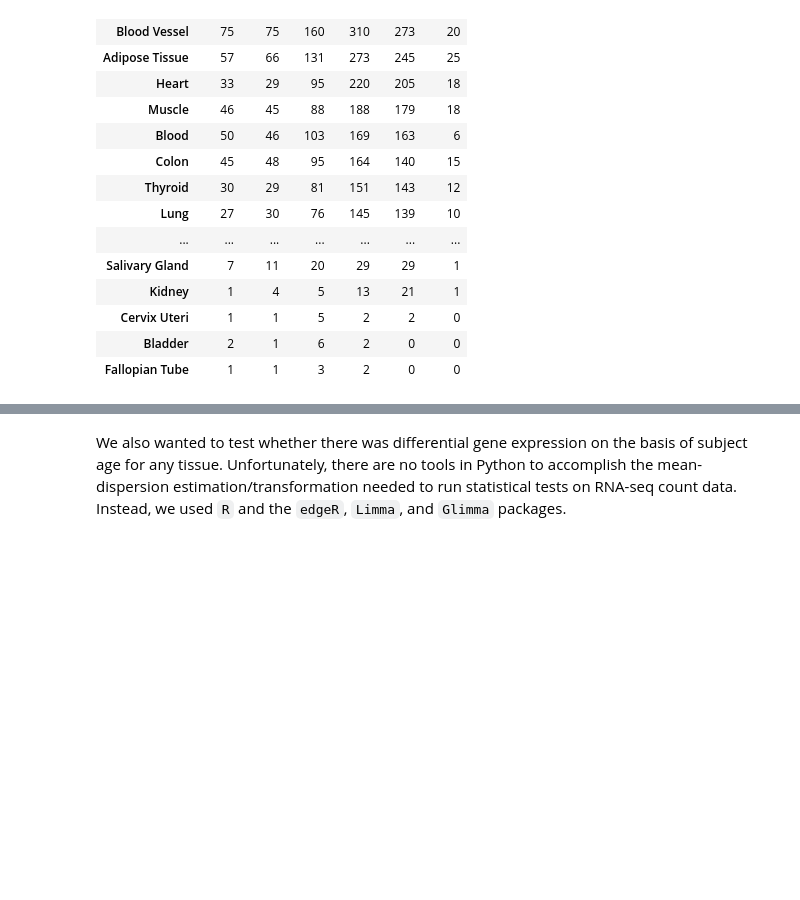
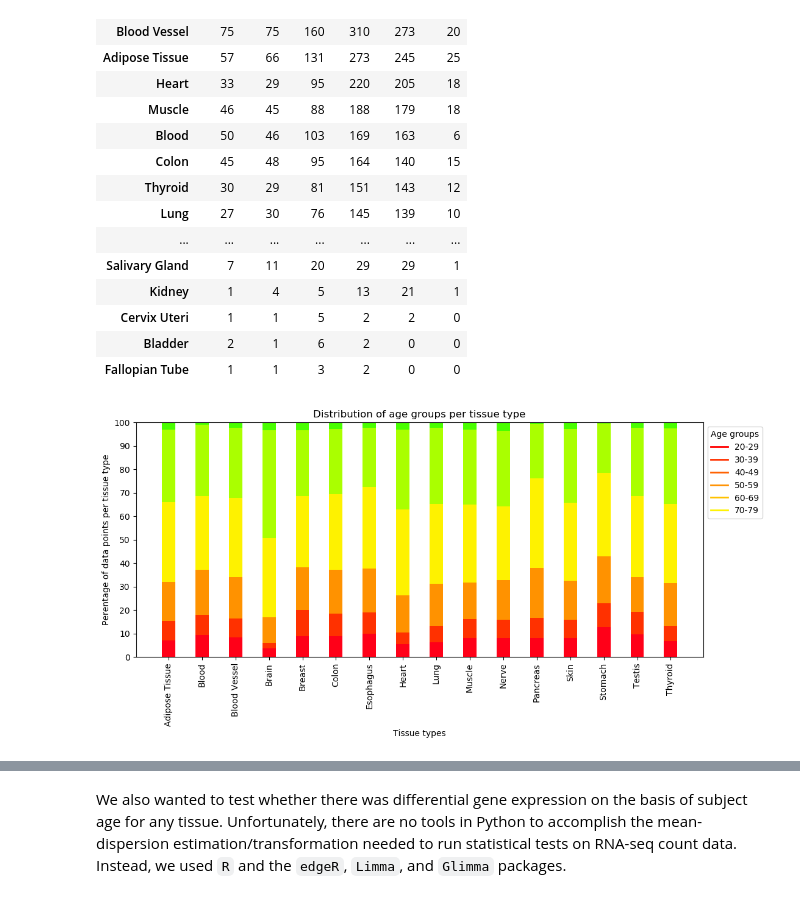
Before and after one commit to edgeslab/cs418-project-RNAge, a Jupyter notebook: Progress_Report.ipynb, the cells around one changed output, grey strips where cells are left out. Drawn from its saved outputs; the diff is of its cells as text; code cells hidden in the pictures; blank space fills up the shorter version.

Commit message:
Visualization added

```diff
--- a/Progress_Report.ipynb
+++ b/Progress_Report.ipynb
@@ -299,3 +299,73 @@ display(df)
 | Cervix Uteri | 1 | 1 | 5 | 2 | 2 | 0 |
 | Bladder | 2 | 1 | 6 | 2 | 0 | 0 |
 | Fallopian Tube | 1 | 1 | 3 | 2 | 0 | 0 |
+# %%
+import matplotlib as mpl
+from matplotlib.lines import Line2D
+
+df2=meta[meta['SMTS'].isin(counts[counts['SMTS']>200].index)]
+df2_cols = df2.columns.values
+df2_cols[0] = 'row_id'
+df2.columns = df2_cols
+grp_trends = df2[['SMTS', 'AGE', 'row_id']].groupby(['SMTS', 'AGE']).count().reset_index()
+grp_trends['percentage_per_tissue'] = 1.0
+for index, row in grp_trends.iterrows():
+    grp_trends.at[index, 'percentage_per_tissue'] = (row['row_id'] / grp_trends['row_id'][grp_trends['SMTS']==row['SMTS']].sum()) * 100
+
+unique_age = grp_trends['AGE'].unique()
+unique_tissue = grp_trends['SMTS'].unique()
+
+percent_matrix = np.zeros(shape=(len(unique_age), len(unique_tissue)))
+
+i = 0
+for entry in unique_age:
+    percent_matrix[i] = (grp_trends['percentage_per_tissue'][grp_trends['AGE']==entry]).as_matrix()
+    i += 1
+
+cmap = mpl.cm.get_cmap('hsv', len(unique_tissue)*2)
+colorPalette = []
+for i in range(cmap.N):
+    rgb = cmap(i)[:3] #returns [rgba], hence extracting [rgb]
+    colorPalette.append(mpl.colors.rgb2hex(rgb))
+
+mpl.style.use('default')
+fig = plt.figure(figsize=(12,5))
+ax = fig.add_subplot(111)
+
+configs = percent_matrix[0]
+N = len(configs)
+ind = np.arange(N)
+width = 0.4
+
+i = 0
+plt.bar(ind, percent_matrix[i], width, color=colorPalette[i*2-1])
+i += 1
+while i < len(unique_age):
+    j = i-1
+    res = np.zeros(shape=(1, len(unique_tissue)))
+    while j >= 0:
+        res += percent_matrix[j]
+        j -= 1
+    plt.bar(ind, percent_matrix[i], width, bottom=res[0], color=colorPalette[i*2-1], tick_label='placeholder')
+    i += 1
+
+ax.set_xticklabels(unique_tissue, rotation=90)
+ax.set(title='Distribution of age groups per tissue type')
+ax.set(xlabel='Tissue types')
+ax.set(ylabel='Perentage of data points per tissue type')
+ax.set(ylim=(0,100))
+ax.set(yticks=np.arange(0,110,10))
+
+leg_ele = [
+    Line2D([0], [0], lw=2, color=colorPalette[0], label=unique_age[0]),
+    Line2D([0], [0], lw=2, color=colorPalette[1], label=unique_age[1]),
+    Line2D([0], [0], lw=2, color=colorPalette[2], label=unique_age[2]),
+    Line2D([0], [0], lw=2, color=colorPalette[3], label=unique_age[3]),
+    Line2D([0], [0], lw=2, color=colorPalette[4], label=unique_age[4]),
+    Line2D([0], [0], lw=2, color=colorPalette[5], label=unique_age[5])
+    ]
+ax.legend(handles = leg_ele, loc='upper left', bbox_to_anchor=(1,1), title='Age groups')
+
+plt.show()
+# %% [output]
+[figure, added]
```
Also changed, not shown: parts of 1 cell of this notebook.
